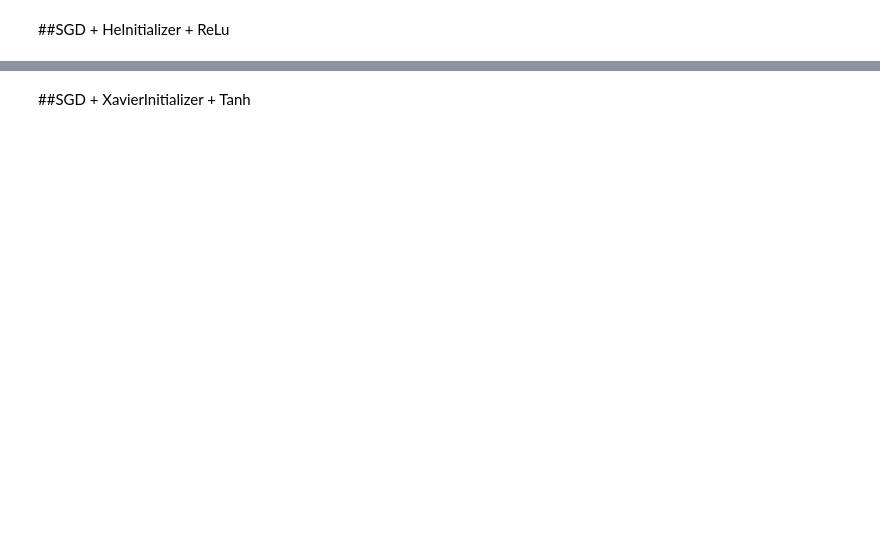
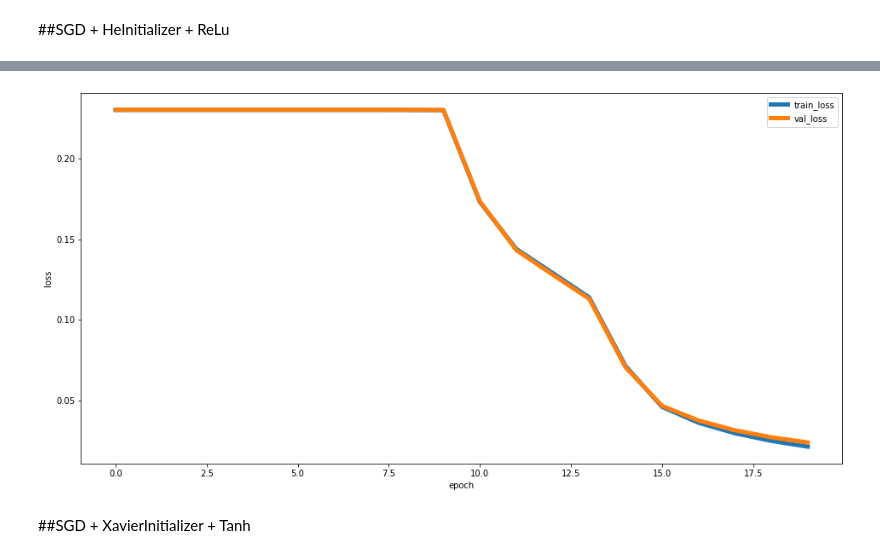
Before and after one commit to nguyenhuy1209/diveintocode-ml, a Jupyter notebook: week4/sprint10.ipynb, the cells around one changed output, grey strips where cells are left out. Cells and saved outputs as stored; diff of their text form; code cells hidden in the pictures; blank space fills up the shorter version.

```diff
--- a/week4/sprint10.ipynb
+++ b/week4/sprint10.ipynb
@@ -441,3 +464,7 @@ accuracy_score(y_pred, y_val)
+# %%
+plot_learning_curve(scratch_model_2.train_loss, scratch_model_2.val_loss)
+# %% [output]
+[figure, added]
 # %% [markdown]
 ##SGD + XavierInitializer + Tanh
 # %%
```
Also changed, not shown: parts of 14 cells of this notebook.
